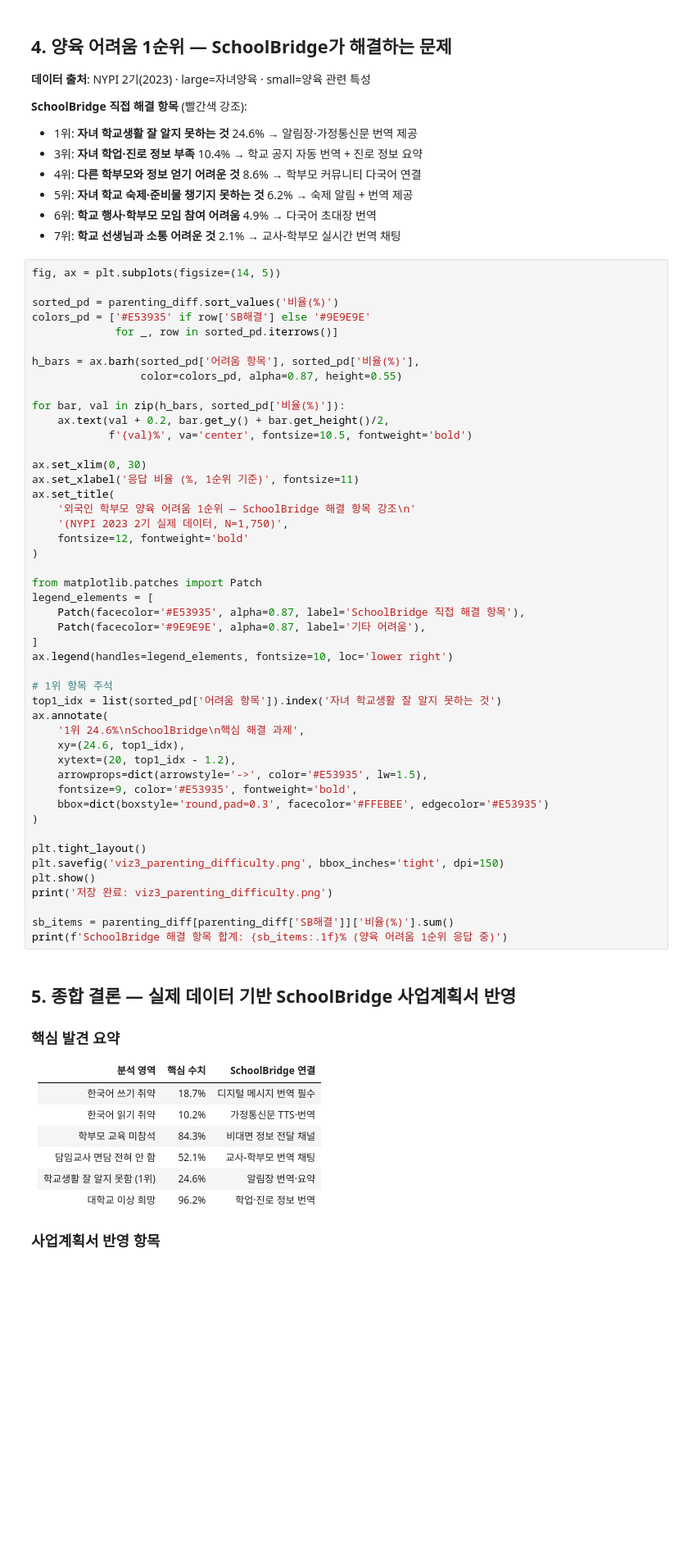
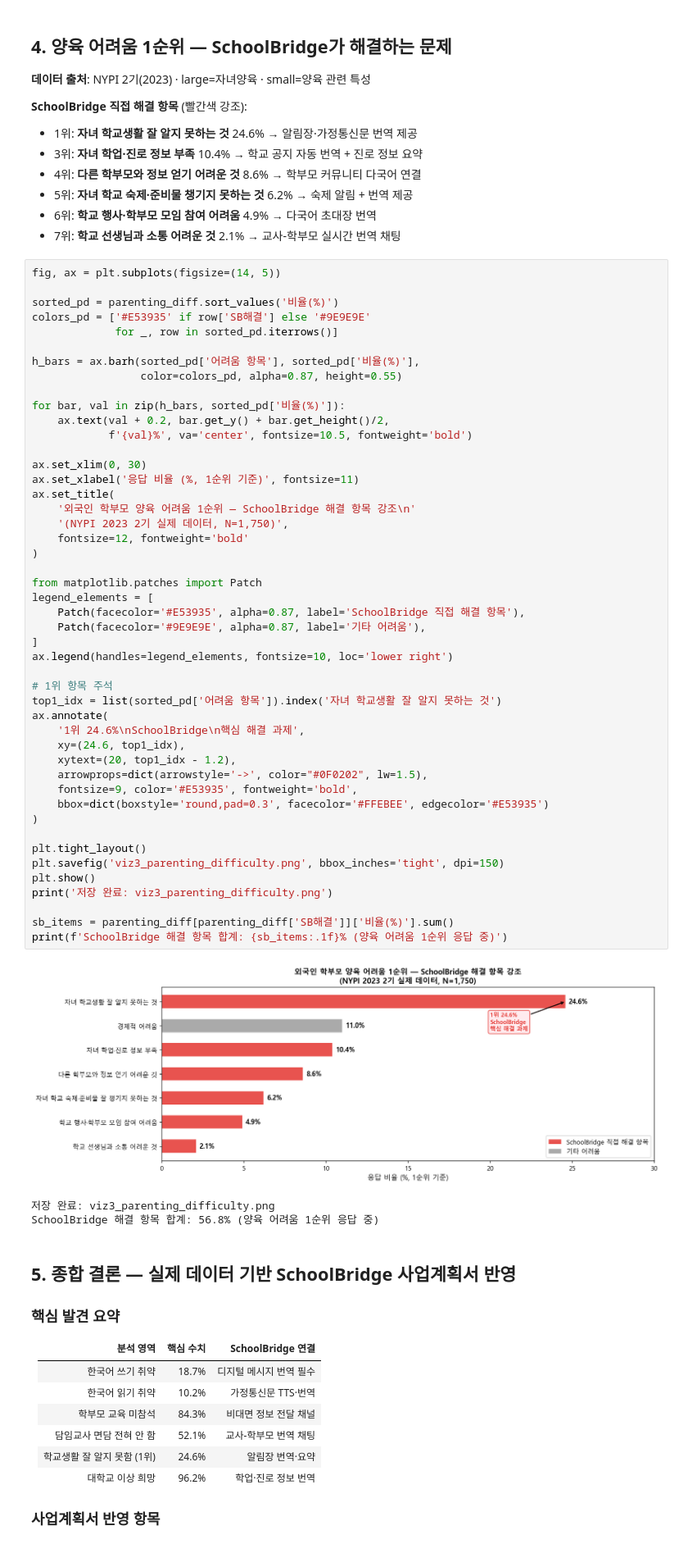
Before and after one commit to Maxmunzy/multicultural-ai, a Jupyter notebook: model/classification/Business_Plan/National_Key_Data/01_multicultural_youth_panel_schoolbridge.ipynb, the cells around one changed output. Shown at 82% size. Cells and saved outputs as stored; diff of their text form; blank space fills up the shorter version.

```diff
--- a/model/classification/Business_Plan/National_Key_Data/01_multicultural_youth_panel_schoolbridge.ipynb
+++ b/model/classification/Business_Plan/National_Key_Data/01_multicultural_youth_panel_schoolbridge.ipynb
@@ -322,34 +345,38 @@ ax.set_xlabel('응답 비율 (%, 1순위 기준)', fontsize=11)
 ax.set_title(
     '외국인 학부모 양육 어려움 1순위 — SchoolBridge 해결 항목 강조\n'
     '(NYPI 2023 2기 실제 데이터, N=1,750)',
     fontsize=12, fontweight='bold'
 )
 
 from matplotlib.patches import Patch
 legend_elements = [
     Patch(facecolor='#E53935', alpha=0.87, label='SchoolBridge 직접 해결 항목'),
     Patch(facecolor='#9E9E9E', alpha=0.87, label='기타 어려움'),
 ]
 ax.legend(handles=legend_elements, fontsize=10, loc='lower right')
 
 # 1위 항목 주석
 top1_idx = list(sorted_pd['어려움 항목']).index('자녀 학교생활 잘 알지 못하는 것')
 ax.annotate(
     '1위 24.6%\nSchoolBridge\n핵심 해결 과제',
     xy=(24.6, top1_idx),
     xytext=(20, top1_idx - 1.2),
-    arrowprops=dict(arrowstyle='->', color='#E53935', lw=1.5),
+    arrowprops=dict(arrowstyle='->', color="#0F0202", lw=1.5),
     fontsize=9, color='#E53935', fontweight='bold',
     bbox=dict(boxstyle='round,pad=0.3', facecolor='#FFEBEE', edgecolor='#E53935')
 )
 
 plt.tight_layout()
 plt.savefig('viz3_parenting_difficulty.png', bbox_inches='tight', dpi=150)
 plt.show()
 print('저장 완료: viz3_parenting_difficulty.png')
 
 sb_items = parenting_diff[parenting_diff['SB해결']]['비율(%)'].sum()
 print(f'SchoolBridge 해결 항목 합계: {sb_items:.1f}% (양육 어려움 1순위 응답 중)')
+# %% [output]
+[figure, added]
+저장 완료: viz3_parenting_difficulty.png
+SchoolBridge 해결 항목 합계: 56.8% (양육 어려움 1순위 응답 중)
 # %% [markdown]
 ## 5. 종합 결론 — 실제 데이터 기반 SchoolBridge 사업계획서 반영
 
```
Also changed, not shown: parts of 6 cells of this notebook, 26 other files.
